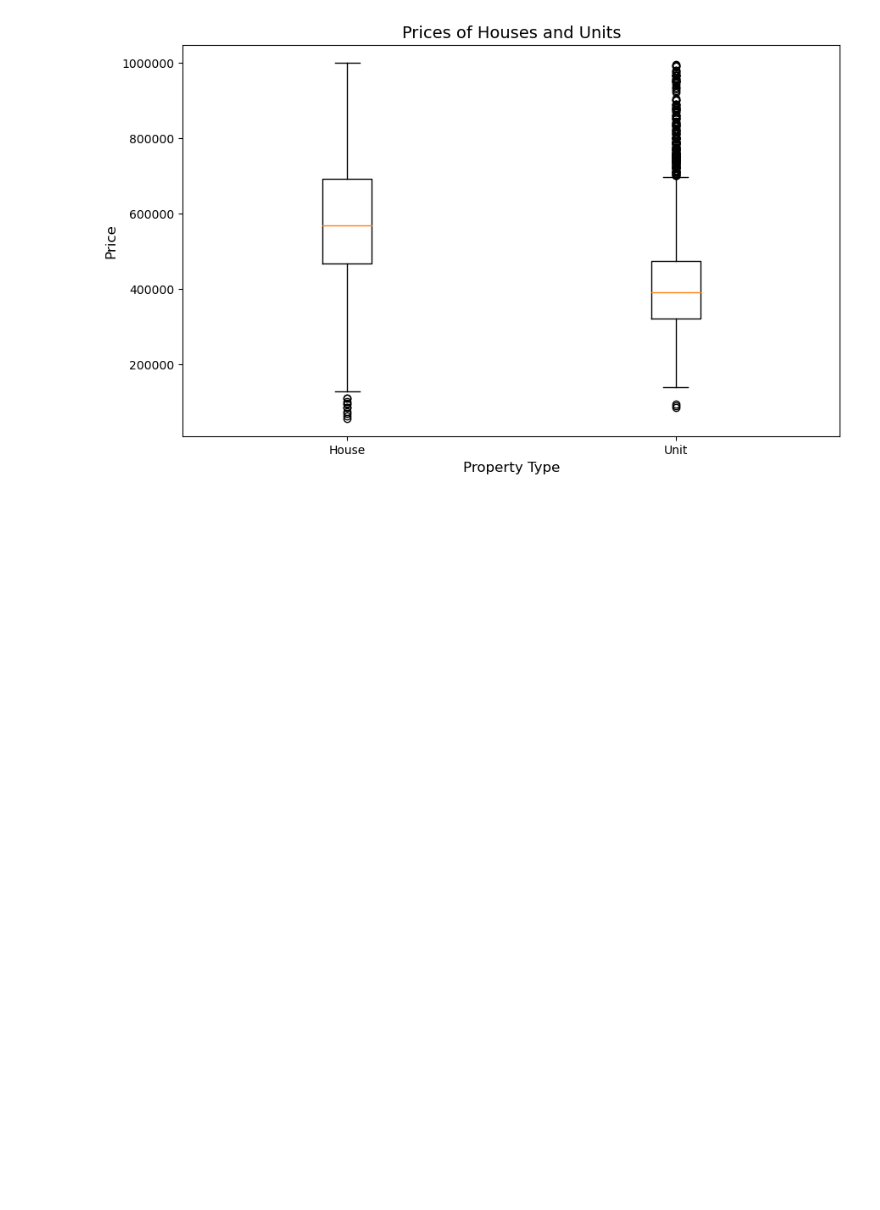
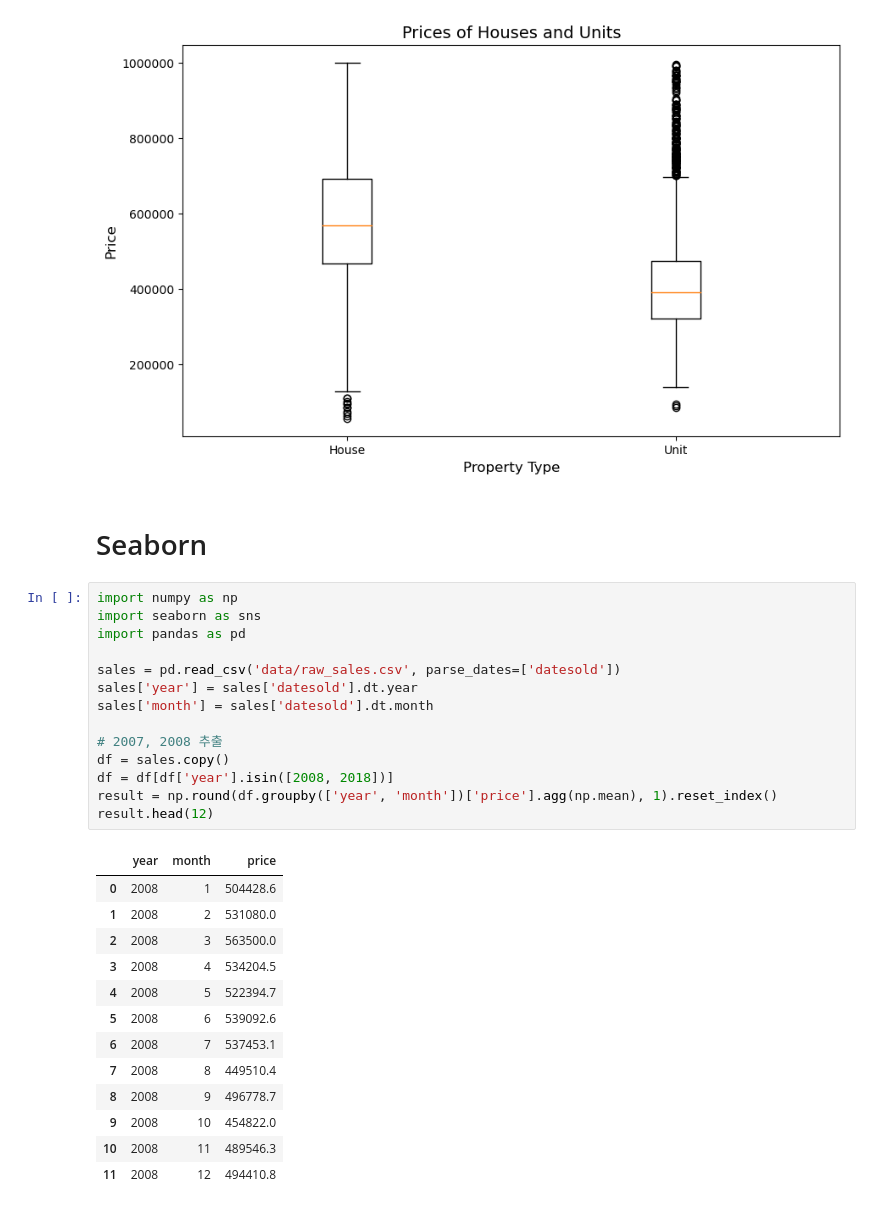
Before and after one commit to dschloe/streamlitbook-saraevan, a Jupyter notebook: ch02/step03_matplotlib_seaborn.ipynb, the cells around one changed output. Saved outputs shown, nothing was run; the diff lists cells and outputs as text; blank space fills up the shorter version.

```diff
--- a/ch02/step03_matplotlib_seaborn.ipynb
+++ b/ch02/step03_matplotlib_seaborn.ipynb
@@ -128,3 +128,33 @@ plt.savefig('output/matplotlib03.png', dpi=200)
 plt.show()
 # %% [output]
 [figure]
+# %% [markdown]
+# Seaborn
+# %%
+import numpy as np
+import seaborn as sns
+import pandas as pd
+
+sales = pd.read_csv('data/raw_sales.csv', parse_dates=['datesold'])
+sales['year'] = sales['datesold'].dt.year
+sales['month'] = sales['datesold'].dt.month
+
+# 2007, 2008 추출
+df = sales.copy()
+df = df[df['year'].isin([2008, 2018])]
+result = np.round(df.groupby(['year', 'month'])['price'].agg(np.mean), 1).reset_index()
+result.head(12)
+# %% [output]
+|  | year | month | price |
+| 0 | 2008 | 1 | 504428.6 |
+| 1 | 2008 | 2 | 531080.0 |
+| 2 | 2008 | 3 | 563500.0 |
+| 3 | 2008 | 4 | 534204.5 |
+| 4 | 2008 | 5 | 522394.7 |
+| 5 | 2008 | 6 | 539092.6 |
+| 6 | 2008 | 7 | 537453.1 |
+| 7 | 2008 | 8 | 449510.4 |
+| 8 | 2008 | 9 | 496778.7 |
+| 9 | 2008 | 10 | 454822.0 |
+| 10 | 2008 | 11 | 489546.3 |
+| 11 | 2008 | 12 | 494410.8 |
```
Also changed, not shown: parts of 2 cells of this notebook, 2 other files.
